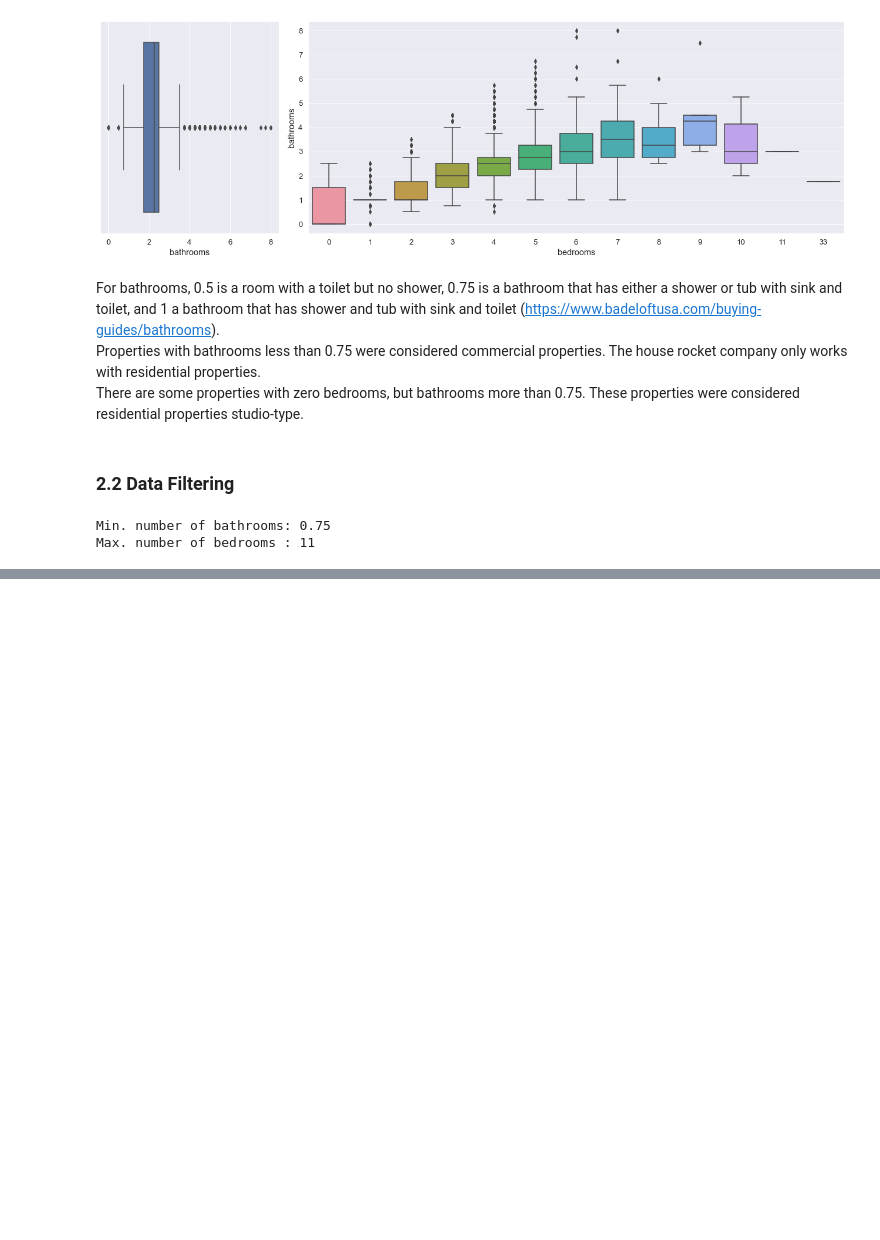
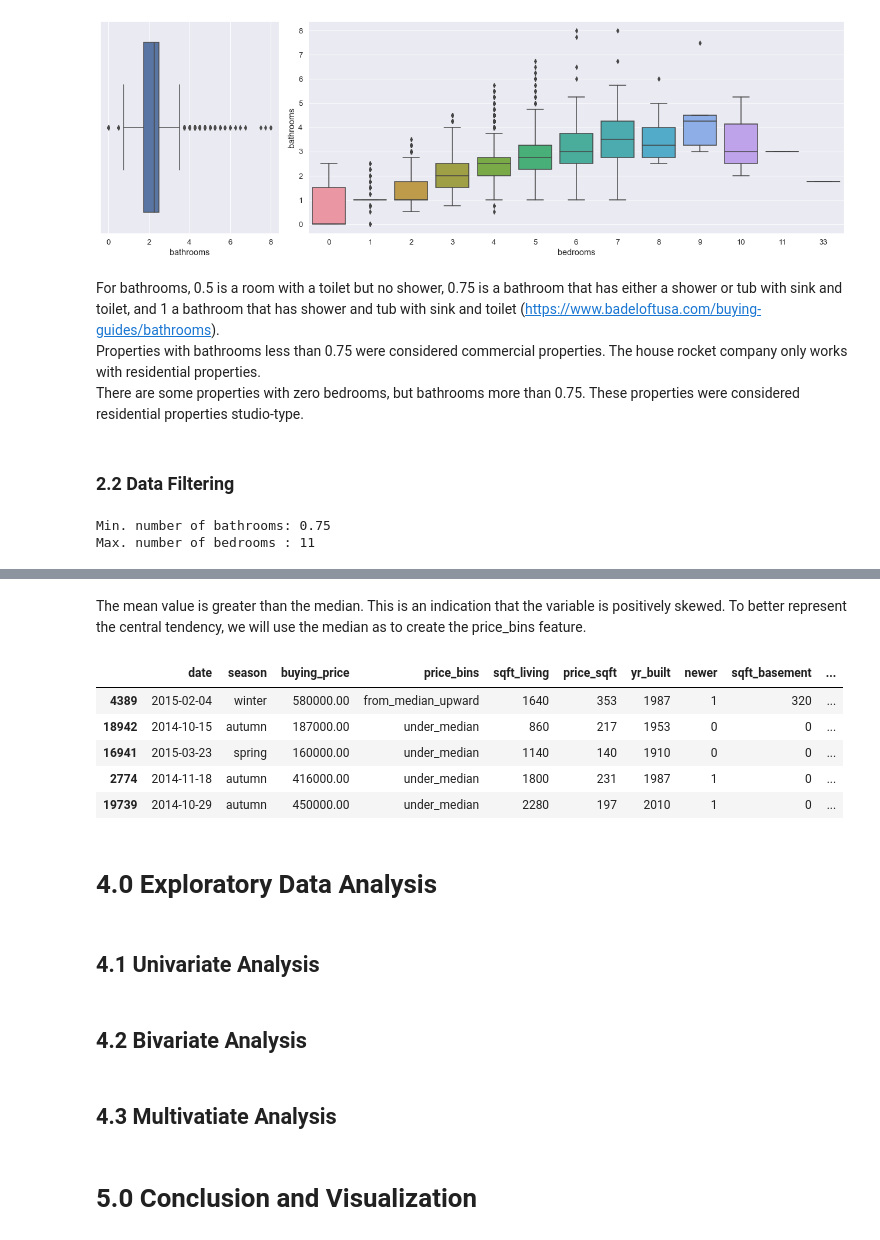
Before and after one commit to anaclaudialemos/housing_market_analysis, a Jupyter notebook: buying_selling_houses_analysis.ipynb, the cells around one changed output, grey strips where cells are left out. Saved outputs shown, nothing was run; the diff lists cells and outputs as text; code cells hidden in the pictures; blank space fills up the shorter version.

```diff
--- a/buying_selling_houses_analysis.ipynb
+++ b/buying_selling_houses_analysis.ipynb
@@ -327,0 +332,51 @@ Image('images/mind_map.png')
+# %% [markdown]
+The mean value is greater than the median. This is an indication that the variable is positively skewed. To better represent the central tendency, we will use the median as to create the price_bins feature.
+# %%
+# price bins by median
+df3['price_bins'] = df3['buying_price'].apply(lambda x: 'under_median' if x < 450500 else'from_median_upward')
+
+# seasons of the year
+def get_season(date):
+    year = int(date.year)
+    seasons = {'spring':(datetime(year,3,21), datetime(year,6,20)),
+               'summer':(datetime(year,6,21), datetime(year,9,22)),
+               'autumn':(datetime(year,9,23), datetime(year,12,20))}
+
+    for season,(season_start, season_end) in seasons.items():
+        if date >= season_start and date <= season_end:
+            return season
+    else:
+        return 'winter'
+
+df3['season'] = df3['date'].apply( get_season ).astype(str)
+
+# price per square foot built
+df3['price_sqft'] = df3[['buying_price', 'sqft_living']].apply(lambda x: x['buying_price']/x['sqft_living'], axis=1).astype(np.int64)
+
+# if property is newer
+df3['newer'] = df3['yr_built'].apply(lambda x: 1 if x >= 1965 else 0).astype(np.int64)
+
+# if property was basement
+df3['basement'] = df3['sqft_basement'].apply(lambda x: 1 if x != 0 else 0).astype(np.int64)
+
+# if property was renovated
+df3['renovated'] = df3['yr_renovated'].apply(lambda x: 1 if x != 0 else 0).astype(np.int64)
+# %%
+df3[['date', 'season', 'buying_price', 'price_bins','sqft_living', 'price_sqft', 'yr_built', 'newer', 'sqft_basement', 'basement', 'yr_renovated', 'renovated']].sample(5)
+# %% [output]
+|  | date | season | buying_price | price_bins | sqft_living | price_sqft | yr_built | newer | sqft_basement | ... |
+| 4389 | 2015-02-04 | winter | 580000.00 | from_median_upward | 1640 | 353 | 1987 | 1 | 320 | ... |
+| 18942 | 2014-10-15 | autumn | 187000.00 | under_median | 860 | 217 | 1953 | 0 | 0 | ... |
+| 16941 | 2015-03-23 | spring | 160000.00 | under_median | 1140 | 140 | 1910 | 0 | 0 | ... |
+| 2774 | 2014-11-18 | autumn | 416000.00 | under_median | 1800 | 231 | 1987 | 1 | 0 | ... |
+| 19739 | 2014-10-29 | autumn | 450000.00 | under_median | 2280 | 197 | 2010 | 1 | 0 | ... |
+# %% [markdown]
+# 4.0 Exploratory Data Analysis
+# %% [markdown]
+## 4.1 Univariate Analysis
+# %% [markdown]
+## 4.2 Bivariate Analysis
+# %% [markdown]
+## 4.3 Multivatiate Analysis
+# %% [markdown]
+# 5.0 Conclusion and Visualization
```
Also changed, not shown: parts of 24 cells of this notebook.
